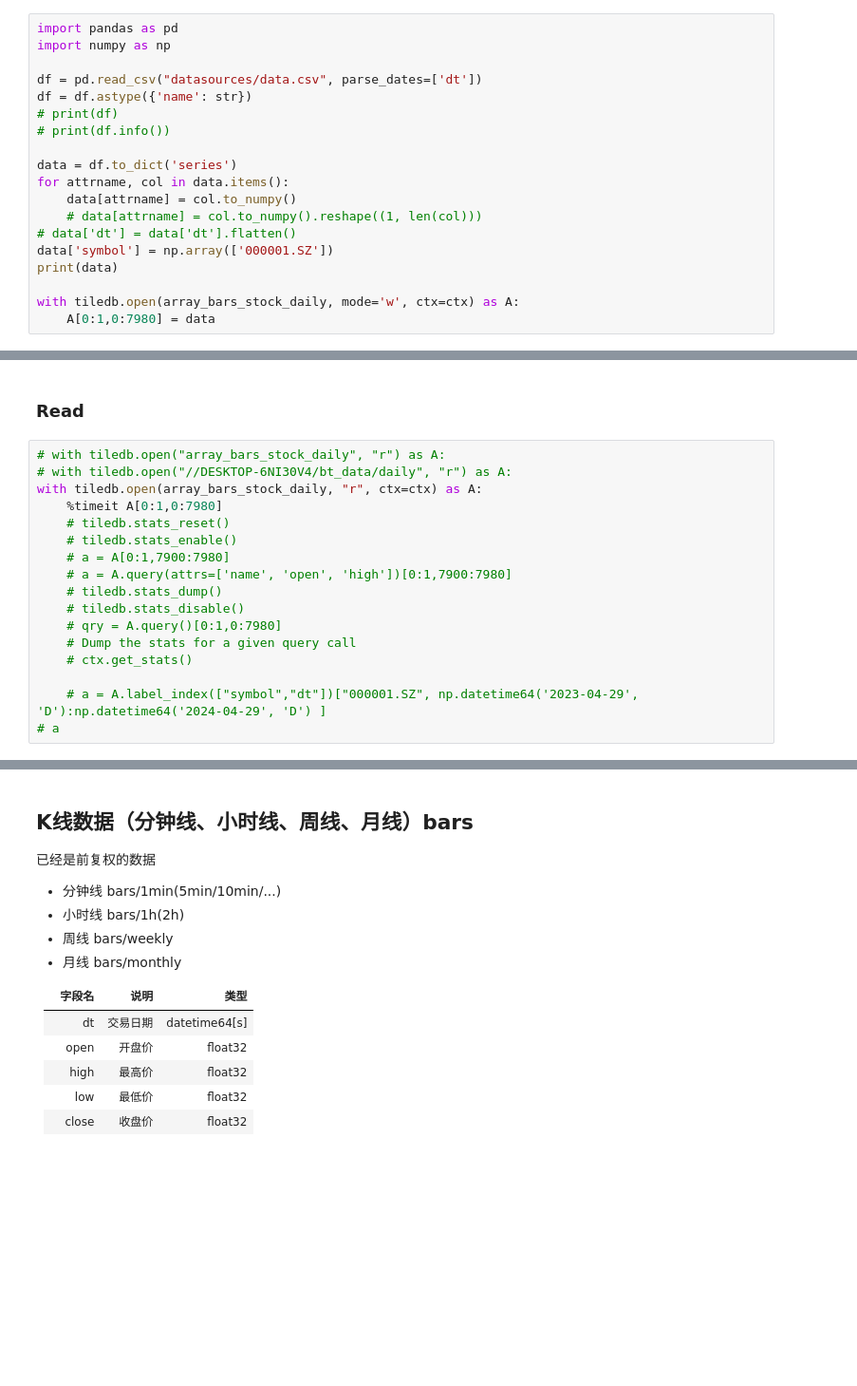
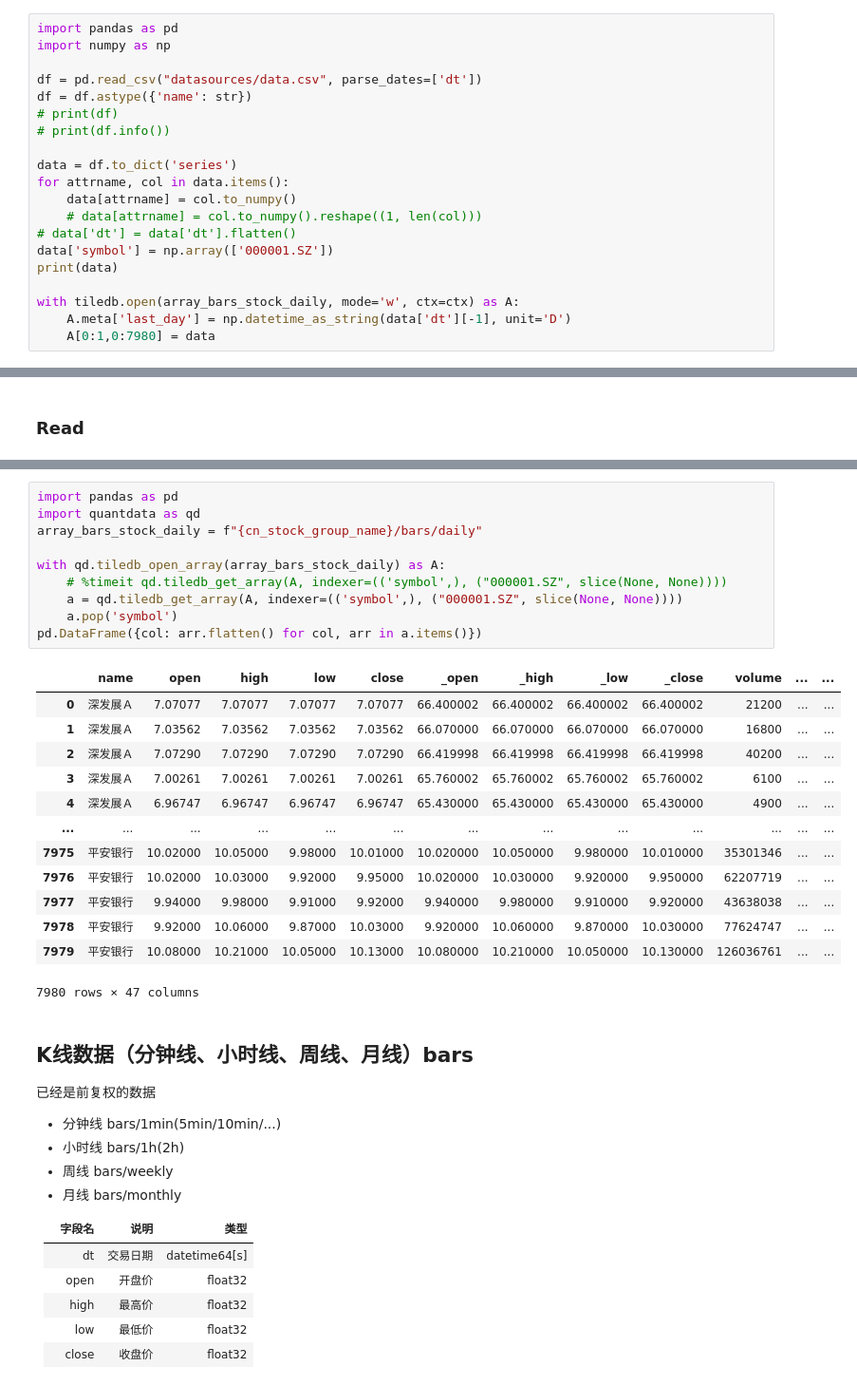
Before and after one commit to sric0880/quantdata, a Jupyter notebook: setup_db.ipynb, the cells around one changed output, grey strips where cells are left out. Shown at 95% size. Cells and saved outputs as stored; diff of their text form; blank space fills up the shorter version.

Commit message:
add tiledb read api

```diff
--- a/setup_db.ipynb
+++ b/setup_db.ipynb
@@ -355,6 +362,7 @@ data['symbol'] = np.array(['000001.SZ'])
 print(data)
 
 with tiledb.open(array_bars_stock_daily, mode='w', ctx=ctx) as A:
+    A.meta['last_day'] = np.datetime_as_string(data['dt'][-1], unit='D')
     A[0:1,0:7980] = data
 # %% [output]
 {'dt': array(['1991-01-03T08:00:00.000000000', '1991-01-04T08:00:00.000000000',
@@ -377,19 +425,2 @@ with tiledb.open(array_bars_stock_daily, mode='w', ctx=ctx) as A:
 # %% [markdown]
 ### Read
-# %%
-# with tiledb.open("array_bars_stock_daily", "r") as A:
-# with tiledb.open("//DESKTOP-6NI30V4/bt_data/daily", "r") as A:
-with tiledb.open(array_bars_stock_daily, "r", ctx=ctx) as A:
-    %timeit A[0:1,0:7980]
-    # tiledb.stats_reset()
-    # tiledb.stats_enable()
-    # a = A[0:1,7900:7980]
-    # a = A.query(attrs=['name', 'open', 'high'])[0:1,7900:7980]
-    # tiledb.stats_dump()
-    # tiledb.stats_disable()
-    # qry = A.query()[0:1,0:7980]
-    # Dump the stats for a given query call
-    # ctx.get_stats()
-
-    # a = A.label_index(["symbol","dt"])["000001.SZ", np.datetime64('2023-04-29', 'D'):np.datetime64('2024-04-29', 'D') ]
-# a
@@ -398,3 +427,27 @@ with tiledb.open(array_bars_stock_daily, "r", ctx=ctx) as A:
+# %%
+import pandas as pd
+import quantdata as qd
+array_bars_stock_daily = f"{cn_stock_group_name}/bars/daily"
+
+with qd.tiledb_open_array(array_bars_stock_daily) as A:
+    # %timeit qd.tiledb_get_array(A, indexer=(('symbol',), ("000001.SZ", slice(None, None))))
+    a = qd.tiledb_get_array(A, indexer=(('symbol',), ("000001.SZ", slice(None, None))))
+    a.pop('symbol')
+pd.DataFrame({col: arr.flatten() for col, arr in a.items()})
+# %% [output]
+|  | name | open | high | low | close | _open | _high | _low | _close | volume | ... | ... |
+| 0 | 深发展Ａ | 7.07077 | 7.07077 | 7.07077 | 7.07077 | 66.400002 | 66.400002 | 66.400002 | 66.400002 | 21200 | ... | ... |
+| 1 | 深发展Ａ | 7.03562 | 7.03562 | 7.03562 | 7.03562 | 66.070000 | 66.070000 | 66.070000 | 66.070000 | 16800 | ... | ... |
+| 2 | 深发展Ａ | 7.07290 | 7.07290 | 7.07290 | 7.07290 | 66.419998 | 66.419998 | 66.419998 | 66.419998 | 40200 | ... | ... |
+| 3 | 深发展Ａ | 7.00261 | 7.00261 | 7.00261 | 7.00261 | 65.760002 | 65.760002 | 65.760002 | 65.760002 | 6100 | ... | ... |
+| 4 | 深发展Ａ | 6.96747 | 6.96747 | 6.96747 | 6.96747 | 65.430000 | 65.430000 | 65.430000 | 65.430000 | 4900 | ... | ... |
+| ... | ... | ... | ... | ... | ... | ... | ... | ... | ... | ... | ... | ... |
+| 7975 | 平安银行 | 10.02000 | 10.05000 | 9.98000 | 10.01000 | 10.020000 | 10.050000 | 9.980000 | 10.010000 | 35301346 | ... | ... |
+| 7976 | 平安银行 | 10.02000 | 10.03000 | 9.92000 | 9.95000 | 10.020000 | 10.030000 | 9.920000 | 9.950000 | 62207719 | ... | ... |
+| 7977 | 平安银行 | 9.94000 | 9.98000 | 9.91000 | 9.92000 | 9.940000 | 9.980000 | 9.910000 | 9.920000 | 43638038 | ... | ... |
+| 7978 | 平安银行 | 9.92000 | 10.06000 | 9.87000 | 10.03000 | 9.920000 | 10.060000 | 9.870000 | 10.030000 | 77624747 | ... | ... |
+| 7979 | 平安银行 | 10.08000 | 10.21000 | 10.05000 | 10.13000 | 10.080000 | 10.210000 | 10.050000 | 10.130000 | 126036761 | ... | ... |
+7980 rows × 47 columns
 # %% [markdown]
 ## K线数据（分钟线、小时线、周线、月线）bars
 
```
Also changed, not shown: parts of 8 cells of this notebook, 3 other files.
